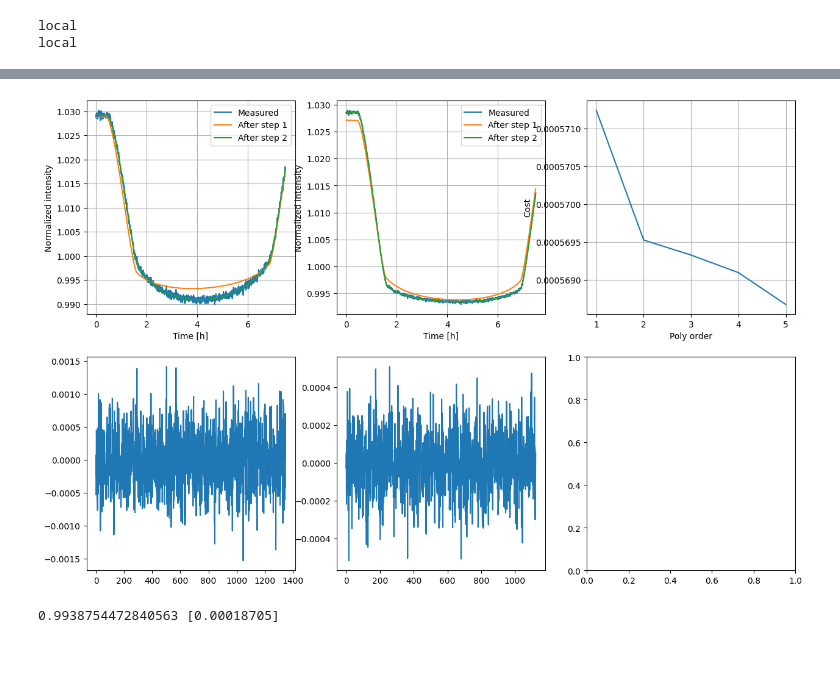
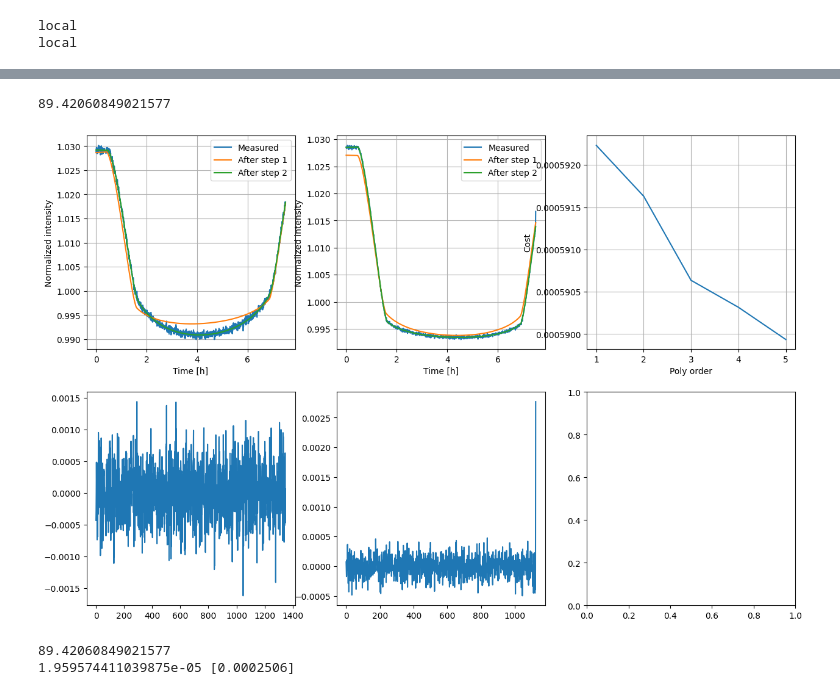
Before and after one commit to jcottaar/ariel2, a Jupyter notebook: analysis/test_simple_model_dive.ipynb, the cells around one changed output, grey strips where cells are left out. Cells and saved outputs as stored; diff of their text form; code cells hidden in the pictures; blank space fills up the shorter version.

Commit message:
Adapt residual sanity check for simple model

```diff
--- a/analysis/test_simple_model_dive.ipynb
+++ b/analysis/test_simple_model_dive.ipynb
@@ -53,32 +55,39 @@ def robust_linear_fit_rms(X, Y, drop_frac=0.05):
 # %%
 data,inferred_data,kgs.sanity_checks = kgs.dill_load(kgs.temp_dir + '/test_simple.pickle')
 kgs.sanity_checks_without_errors = True
 import ariel_simple
+import copy
 importlib.reload(ariel_simple)
-ind=np.argsort(kgs.sanity_checks['simple_residual_ratio_AIRS'].seen_all)[-5]
+ind=np.argsort(kgs.sanity_checks['simple_residual_diff_AIRS'].seen_all)[-5]
 for dd in [train_data[ind]]:#[train_data[0], train_data[ind]]:
-    data = [dd]
-    data[0].planet_id = train_data[ind].planet_id
-    data[0].spectrum = train_data[ind].spectrum
+    data = copy.deepcopy([dd])
+    #data[0].planet_id = train_data[ind].planet_id
+    #data[0].spectrum = train_data[ind].spectrum
+    print(data[0].i)
+    #data[0].i=89.
+    #kgs.list_attrs(data[0])
     model = ariel_simple.SimpleModel()
     model.do_plots = True
     model.train(train_data)
     #model.weights=[0.,1.]
     #model.limb_dark = 'nonlinear'
     #model.u_init = [[0.1 for i in range(4)] for j in range(2)]
     #print(model.u)
     #data[0].load_to_step(0,model.loaders)
     #data[0].load_to_step(5,model.loaders)
     #for ii in range(2):
     #    model.loaders[ii].apply_pixel_corrections.remove_first_and_last_frame = True
     #data[0].transits[0].data[1].times = data[0].transits[0].data[1].times[:-1]
     #data[0].transits[0].data[1].time_intervals = data[0].transits[0].data[1].time_intervals[:-1]
     #data[0].transits[0].data[1].data = data[0].transits[0].data[1].data[:-1,:]
     #data = [train_data[ind]]
     inferred_data = model.infer(data)
+    print(inferred_data[0].i)
     solution = kgs.make_submission_dataframe(data, include_sigma=False)
     submission = kgs.make_submission_dataframe(inferred_data, False)
-    print(kgs.sanity_checks['simple_residual_ratio_AIRS'].seen_all[-1], np.mean(solution.iloc[:,2:284].to_numpy()-submission.iloc[:,2:284].to_numpy(),1))
+    print(kgs.sanity_checks['simple_residual_diff_AIRS'].seen_all[-1], np.mean(solution.iloc[:,2:284].to_numpy()-submission.iloc[:,2:284].to_numpy(),1))
 # %% [output]
+89.42060849021577
-[figure, old version]
+[figure, new version]
-0.9938754472840563 [0.00018705]
+89.42060849021577
+1.959574411039875e-05 [0.0002506]
```
Also changed, not shown: parts of 15 cells of this notebook, 4 other files.
